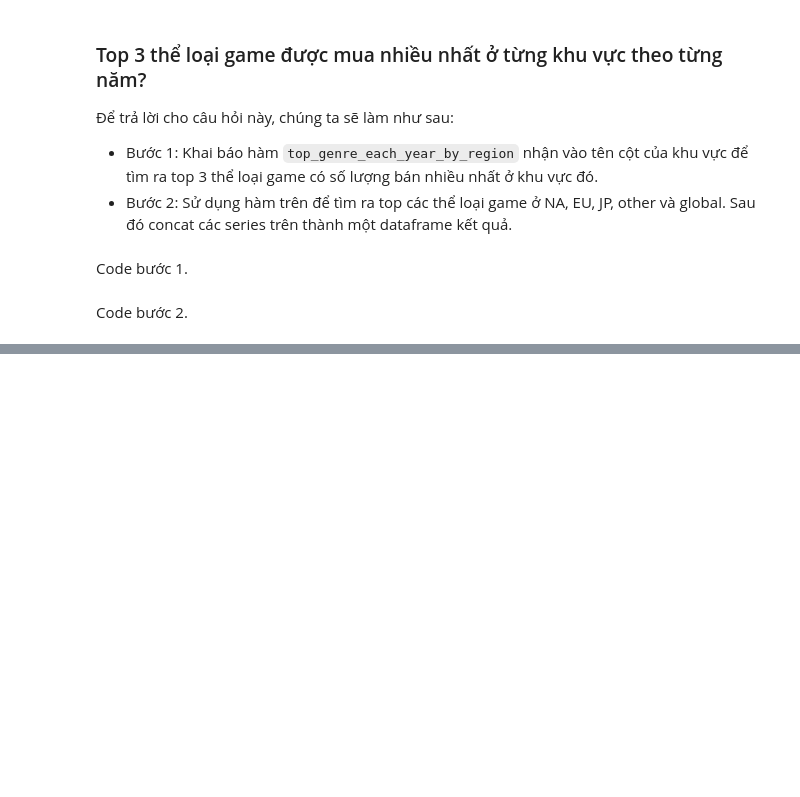
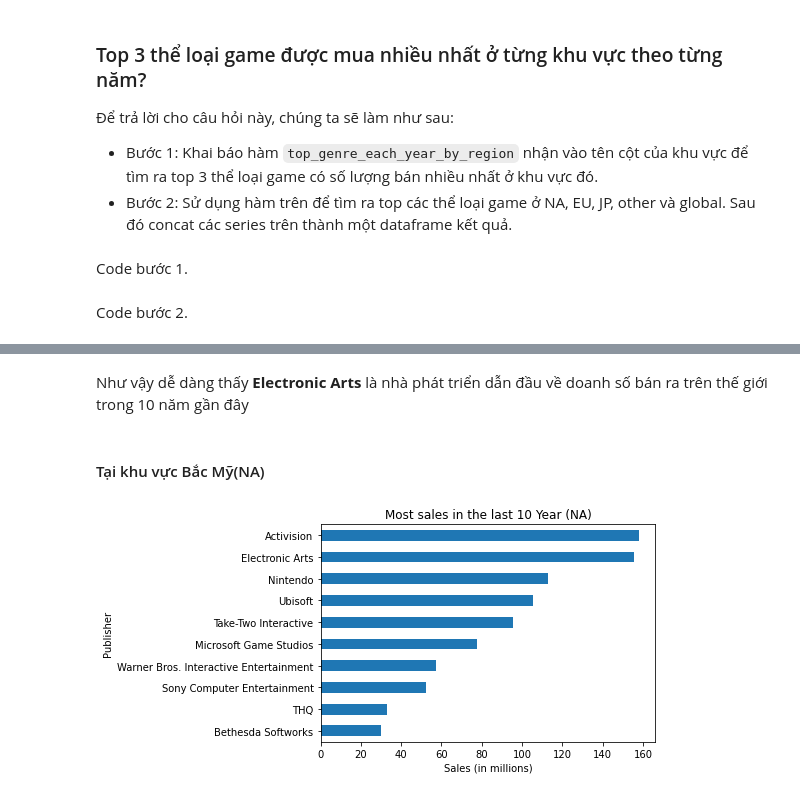
Before and after one commit to longtt2705/p4ds-Final, a Jupyter notebook: Final.ipynb, the cells around one changed output, grey strips where cells are left out. Cells and saved outputs as stored; diff of their text form; code cells hidden in the pictures; blank space fills up the shorter version.

```diff
--- a/Final.ipynb
+++ b/Final.ipynb
@@ -293,0 +313,13 @@ df.head()
+# %% [markdown]
+Như vậy dễ dàng thấy **Electronic Arts** là nhà phát triển dẫn đầu về doanh số bán ra trên thế giới trong 10 năm gần đây
+# %% [markdown]
+#### Tại khu vực Bắc Mỹ(NA)
+# %%
+df=vgsales_df
+pNA=df[df["Year"]>2009].groupby('Publisher')
+pNA=pNA.NA_Sales.sum()
+pNA=pNA.sort_values().tail(10)
+pNA.plot.barh(title='Most sales in the last 10 Year (NA)');
+plt.xlabel('Sales (in millions)');
+# %% [output]
+[figure, added]
```
Also changed, not shown: parts of 35 cells of this notebook.
